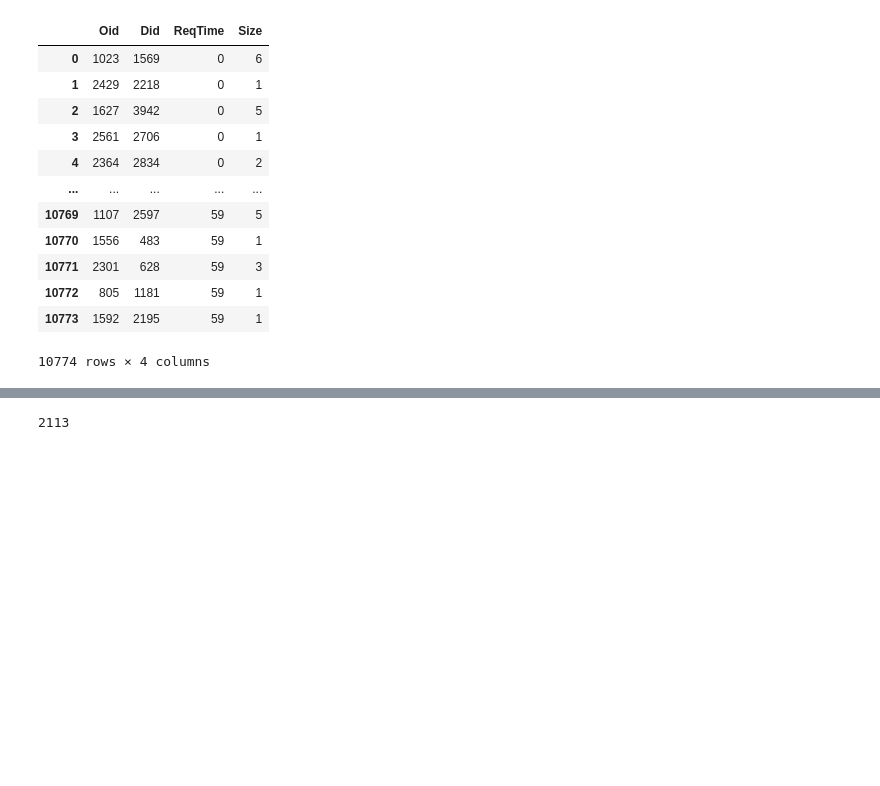
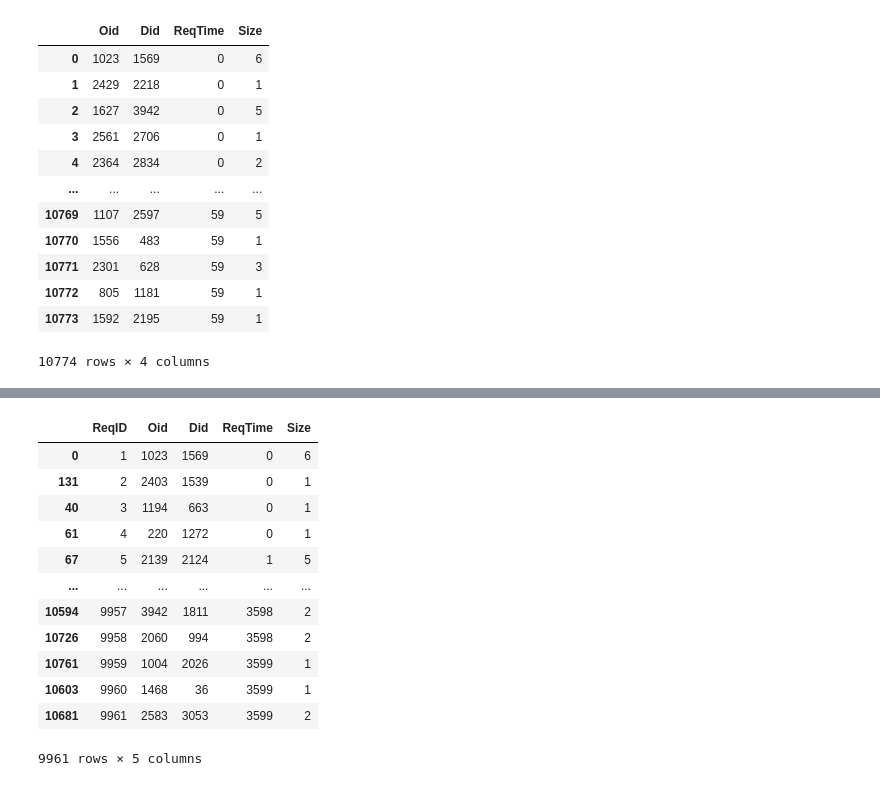
Before and after one commit to ricardo3709/Simulator, a Jupyter notebook: NYC/data_preparation.ipynb, the cells around one changed output, grey strips where cells are left out. Cells and saved outputs as stored; diff of their text form; code cells hidden in the pictures; blank space fills up the shorter version.

```diff
--- a/NYC/data_preparation.ipynb
+++ b/NYC/data_preparation.ipynb
@@ -191,6 +191,34 @@ req_matrix
 10774 rows × 5 columns
-# %%
-num_req_size_gt_4 = len(req_matrix[req_matrix['Size'] > 4])
-print(num_req_size_gt_4)
-# %% [output]
-2113
+# %%
+PATH_MANHATTAN_ALL_PATH_TIME_MATRIX = f"./NYC_Manhattan_AllPathTimeMatrix.pickle"
+with open(PATH_MANHATTAN_ALL_PATH_TIME_MATRIX, 'rb') as t:
+    ALL_PATH_TIME_MATRIX = pickle.load(t)
+# %%
+# Delete requests that can be completed within 3 minutes(too short)
+for index, row in req_matrix.iterrows():
+    reqID = row['ReqID']
+    Oid = row['Oid']
+    Did = row['Did']
+    timeCost = ALL_PATH_TIME_MATRIX[Oid][Did]
+    if timeCost <= 180:
+        req_matrix.drop(index, inplace=True)
+# %%
+# Refresh ReqID
+req_matrix.drop(columns=['ReqID'], inplace=True)
+req_matrix.insert(0, "ReqID", range(1, len(req_matrix) + 1))
+# %%
+req_matrix
+# %% [output]
+|  | ReqID | Oid | Did | ReqTime | Size |
+| 0 | 1 | 1023 | 1569 | 0 | 6 |
+| 131 | 2 | 2403 | 1539 | 0 | 1 |
+| 40 | 3 | 1194 | 663 | 0 | 1 |
+| 61 | 4 | 220 | 1272 | 0 | 1 |
+| 67 | 5 | 2139 | 2124 | 1 | 5 |
+| ... | ... | ... | ... | ... | ... |
+| 10594 | 9957 | 3942 | 1811 | 3598 | 2 |
+| 10726 | 9958 | 2060 | 994 | 3598 | 2 |
+| 10761 | 9959 | 1004 | 2026 | 3599 | 1 |
+| 10603 | 9960 | 1468 | 36 | 3599 | 1 |
+| 10681 | 9961 | 2583 | 3053 | 3599 | 2 |
+9961 rows × 5 columns
```
Also changed, not shown: parts of 2 cells of this notebook, 9 other files.
